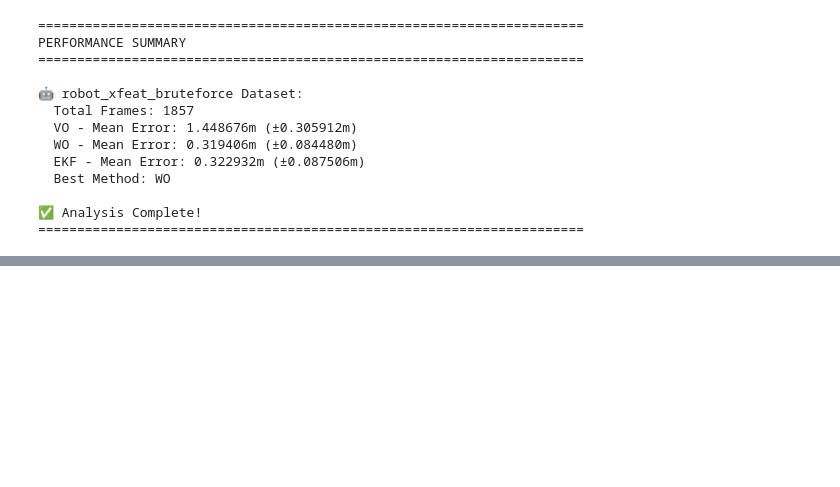
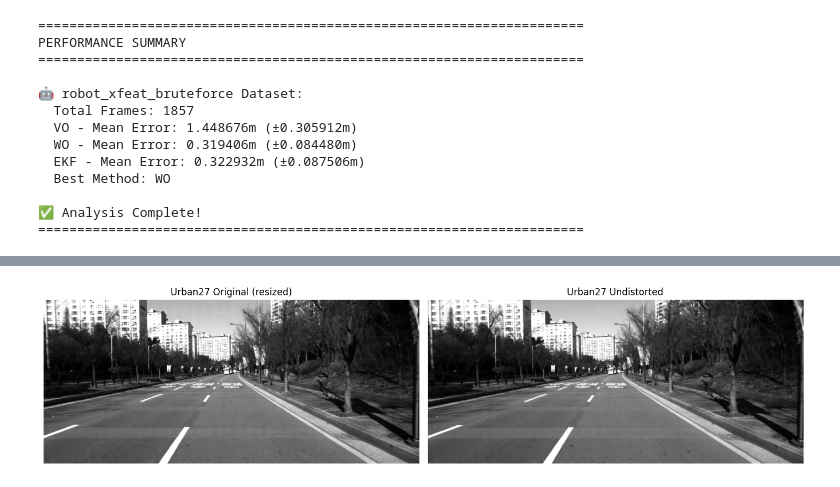
Before and after one commit to gustavoadutra/Python-VO, a Jupyter notebook: Notebooks/error_plot.ipynb, the cells around one changed output, grey strips where cells are left out. Cells and saved outputs as stored; diff of their text form; code cells hidden in the pictures; blank space fills up the shorter version.

```diff
--- a/Notebooks/error_plot.ipynb
+++ b/Notebooks/error_plot.ipynb
@@ -122,0 +184,34 @@ PERFORMANCE SUMMARY
+# %%
+# Exibir a imagem original e a corrigida
+img_urban27 = cv2.imread('/home/aki/Desktop/Datasets/urban27-dongtan/urban27/stereo_left/1544582648735466220.png')
+
+
+camera_matrix_urban27 = np.array([
+    [8.1690378992770002e+02, 5.0510166700000003e-01, 6.0850726281690004e+02],
+    [0.0, 8.1156803828490001e+02, 2.6347599764440002e+02],
+    [0.0, 0.0, 1.0]
+], dtype=np.float64)
+
+dist_coeffs_urban27 = np.array([
+    -5.6143027800000002e-02,
+    1.3952563200000001e-01,
+    -1.2155906999999999e-03,
+    -9.7281389999999998e-04,
+    -8.0878168799999997e-02
+], dtype=np.float64)
+
+img_undistorted_urban27 = cv2.undistort(img_urban27, camera_matrix_urban27, dist_coeffs_urban27)
+
+fig, axes = plt.subplots(1, 2, figsize=(14, 6))
+axes[0].imshow(cv2.cvtColor(img_urban27, cv2.COLOR_BGR2RGB))
+axes[0].set_title('Urban27 Original (resized)')
+axes[0].axis('off')
+
+axes[1].imshow(cv2.cvtColor(img_undistorted_urban27, cv2.COLOR_BGR2RGB))
+axes[1].set_title('Urban27 Undistorted')
+axes[1].axis('off')
+
+plt.tight_layout()
+plt.show()
+# %% [output]
+[figure, added]
```
Also changed, not shown: parts of 5 cells of this notebook, 4 other files.
